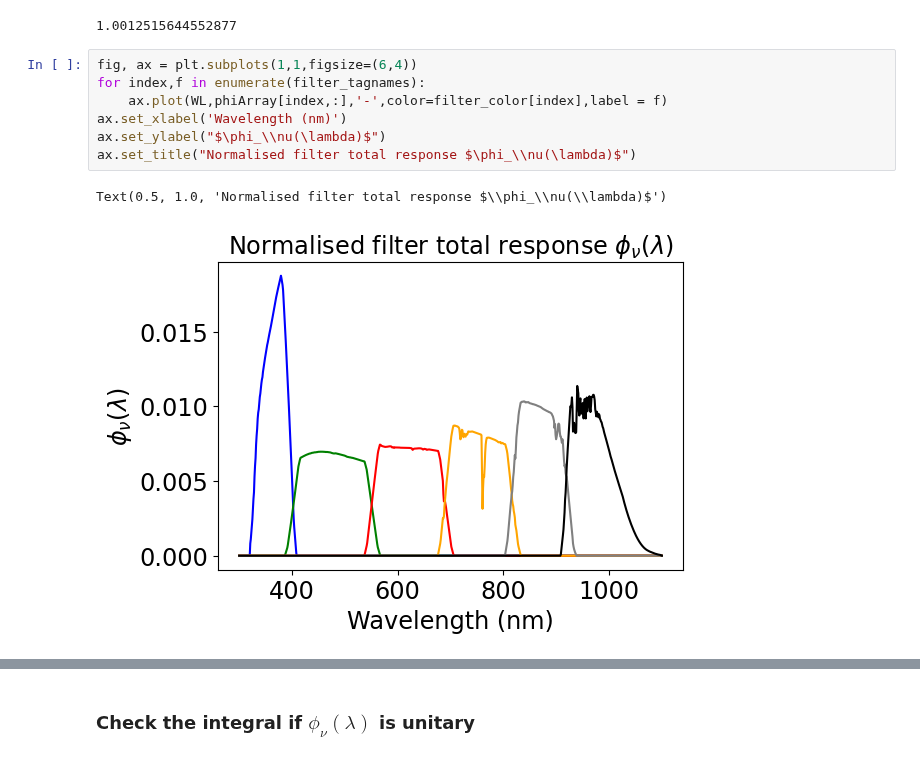
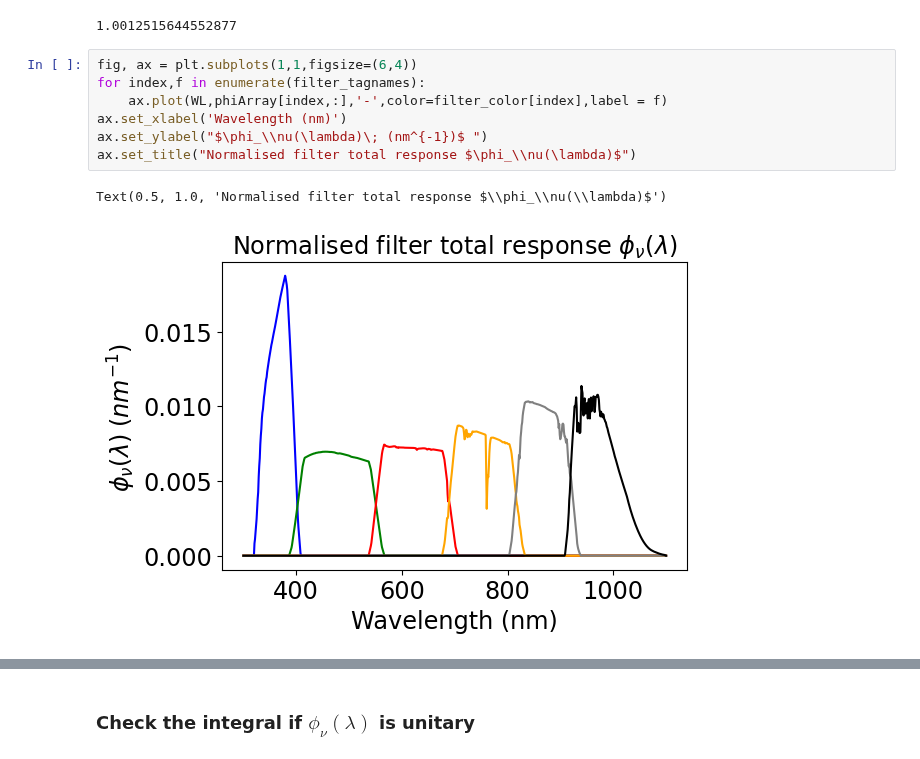
Before and after one commit to sylvielsstfr/RubinLSSTPhotometricCorrTuto, a Jupyter notebook: notebooks/01_AtmosphericParamExtraction/01a_IntroAtmosphericTransparency.ipynb, the cells around one changed output, grey strips where cells are left out. Cells and saved outputs as stored; diff of their text form.

```diff
--- a/notebooks/01_AtmosphericParamExtraction/01a_IntroAtmosphericTransparency.ipynb
+++ b/notebooks/01_AtmosphericParamExtraction/01a_IntroAtmosphericTransparency.ipynb
@@ -470,10 +519,10 @@ wavelenstep
 # %%
 fig, ax = plt.subplots(1,1,figsize=(6,4))
 for index,f in enumerate(filter_tagnames):
     ax.plot(WL,phiArray[index,:],'-',color=filter_color[index],label = f)
 ax.set_xlabel('Wavelength (nm)')
-ax.set_ylabel("$\phi_\\nu(\lambda)$")
+ax.set_ylabel("$\phi_\\nu(\lambda)\; (nm^{-1})$ ")
 ax.set_title("Normalised filter total response $\phi_\\nu(\lambda)$")
 # %% [output]
 Text(0.5, 1.0, 'Normalised filter total response $\\phi_\\nu(\\lambda)$')
-[figure, old version]
+[figure, new version]
```
Also changed, not shown: parts of 10 cells of this notebook, 1 other file.
